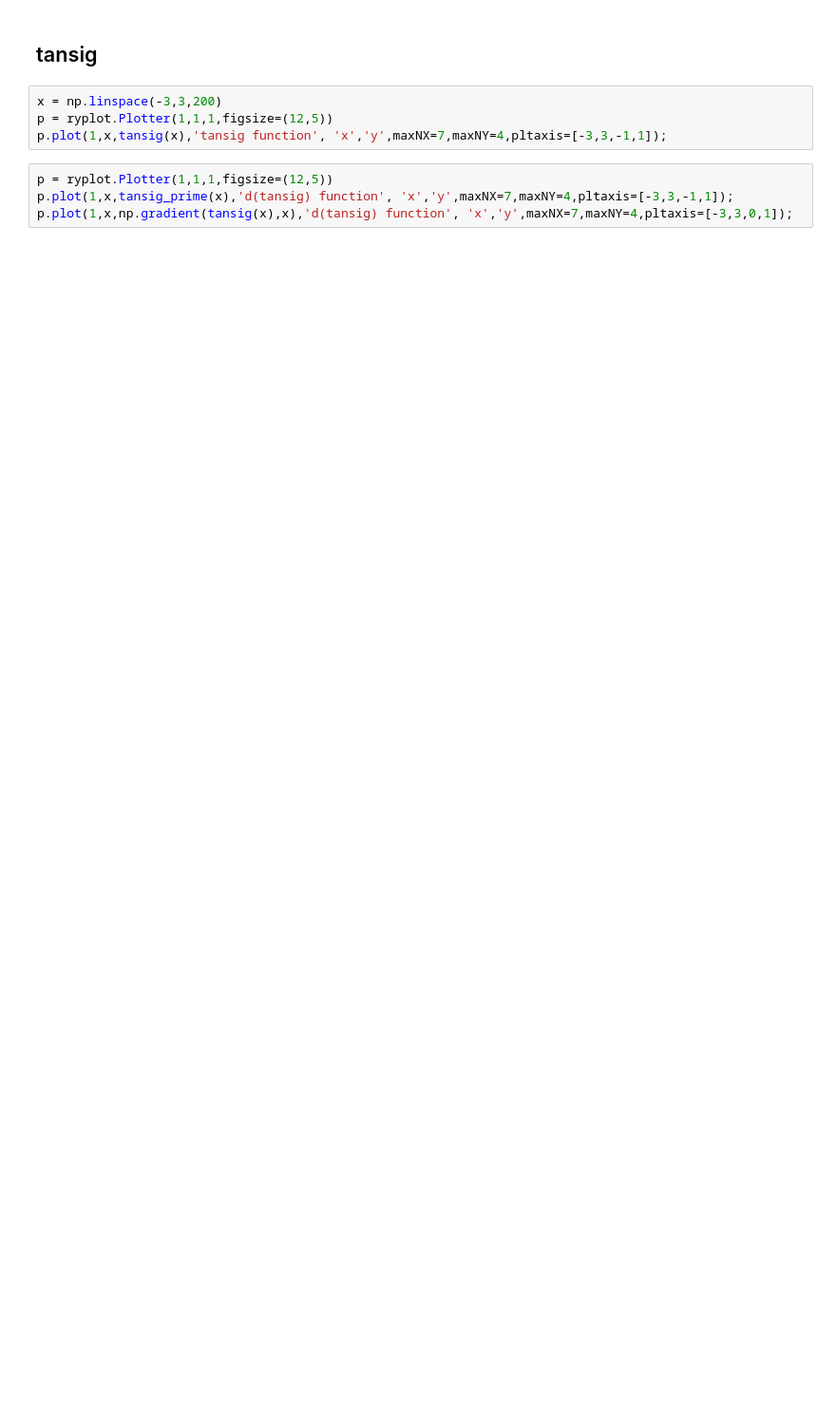
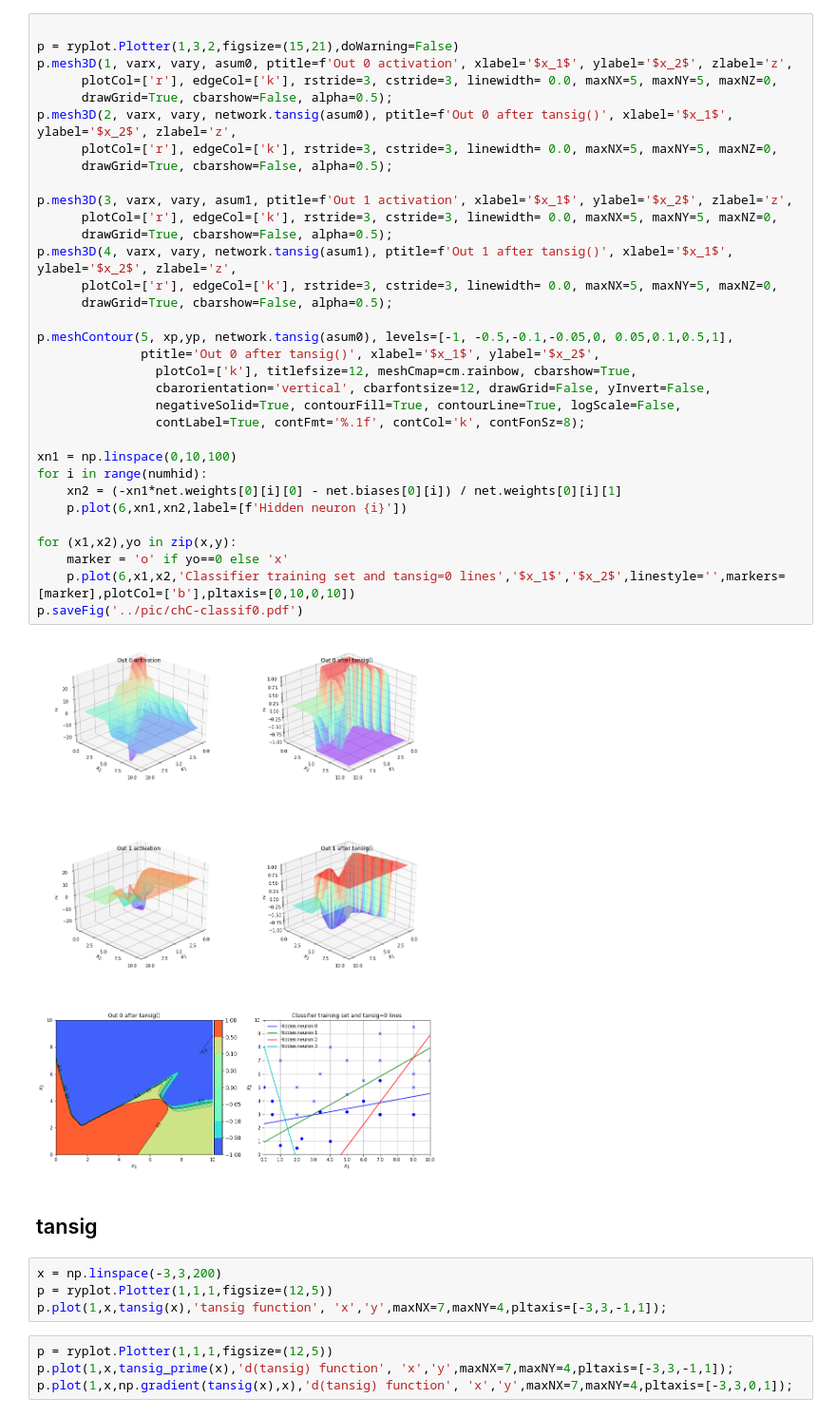
Before and after one commit to NelisW/NeuralNetworks-DeepLearning-Notes, a Jupyter notebook: code/chapterC-graphics.ipynb, the cells around one changed output. Shown at 95% size. Drawn from its saved outputs; the diff is of its cells as text; blank space fills up the shorter version.

```diff
--- a/code/chapterC-graphics.ipynb
+++ b/code/chapterC-graphics.ipynb
@@ -63,3 +128,38 @@ print(net.weights[0][0][0])
+# %%
+
+p = ryplot.Plotter(1,3,2,figsize=(15,21),doWarning=False)
+p.mesh3D(1, varx, vary, asum0, ptitle=f'Out 0 activation', xlabel='$x_1$', ylabel='$x_2$', zlabel='z',
+      plotCol=['r'], edgeCol=['k'], rstride=3, cstride=3, linewidth= 0.0, maxNX=5, maxNY=5, maxNZ=0,
+      drawGrid=True, cbarshow=False, alpha=0.5);
+p.mesh3D(2, varx, vary, network.tansig(asum0), ptitle=f'Out 0 after tansig()', xlabel='$x_1$', ylabel='$x_2$', zlabel='z',
+      plotCol=['r'], edgeCol=['k'], rstride=3, cstride=3, linewidth= 0.0, maxNX=5, maxNY=5, maxNZ=0,
+      drawGrid=True, cbarshow=False, alpha=0.5);
+
+p.mesh3D(3, varx, vary, asum1, ptitle=f'Out 1 activation', xlabel='$x_1$', ylabel='$x_2$', zlabel='z',
+      plotCol=['r'], edgeCol=['k'], rstride=3, cstride=3, linewidth= 0.0, maxNX=5, maxNY=5, maxNZ=0,
+      drawGrid=True, cbarshow=False, alpha=0.5);
+p.mesh3D(4, varx, vary, network.tansig(asum1), ptitle=f'Out 1 after tansig()', xlabel='$x_1$', ylabel='$x_2$', zlabel='z',
+      plotCol=['r'], edgeCol=['k'], rstride=3, cstride=3, linewidth= 0.0, maxNX=5, maxNY=5, maxNZ=0,
+      drawGrid=True, cbarshow=False, alpha=0.5);
+
+p.meshContour(5, xp,yp, network.tansig(asum0), levels=[-1, -0.5,-0.1,-0.05,0, 0.05,0.1,0.5,1],
+              ptitle='Out 0 after tansig()', xlabel='$x_1$', ylabel='$x_2$',
+                plotCol=['k'], titlefsize=12, meshCmap=cm.rainbow, cbarshow=True,
+                cbarorientation='vertical', cbarfontsize=12, drawGrid=False, yInvert=False,
+                negativeSolid=True, contourFill=True, contourLine=True, logScale=False,
+                contLabel=True, contFmt='%.1f', contCol='k', contFonSz=8);
+
+xn1 = np.linspace(0,10,100)
+for i in range(numhid):
+    xn2 = (-xn1*net.weights[0][i][0] - net.biases[0][i]) / net.weights[0][i][1]
+    p.plot(6,xn1,xn2,label=[f'Hidden neuron {i}'])
+
+for (x1,x2),yo in zip(x,y):
+    marker = 'o' if yo==0 else 'x'
+    p.plot(6,x1,x2,'Classifier training set and tansig=0 lines','$x_1$','$x_2$',linestyle='',markers=[marker],plotCol=['b'],pltaxis=[0,10,0,10])
+p.saveFig('../pic/chC-classif0.pdf')
+# %% [output]
+[figure, added]
 # %% [markdown]
 ## tansig
 # %%
```
Also changed, not shown: parts of 12 cells of this notebook, 9 other files.
